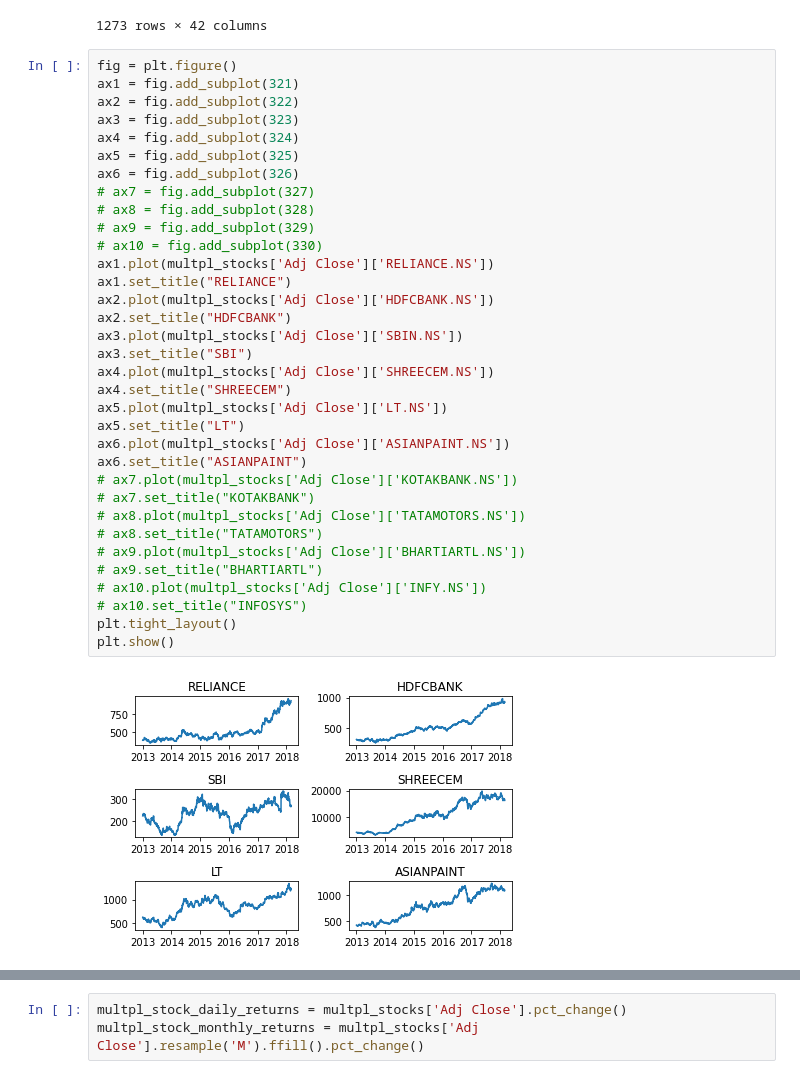
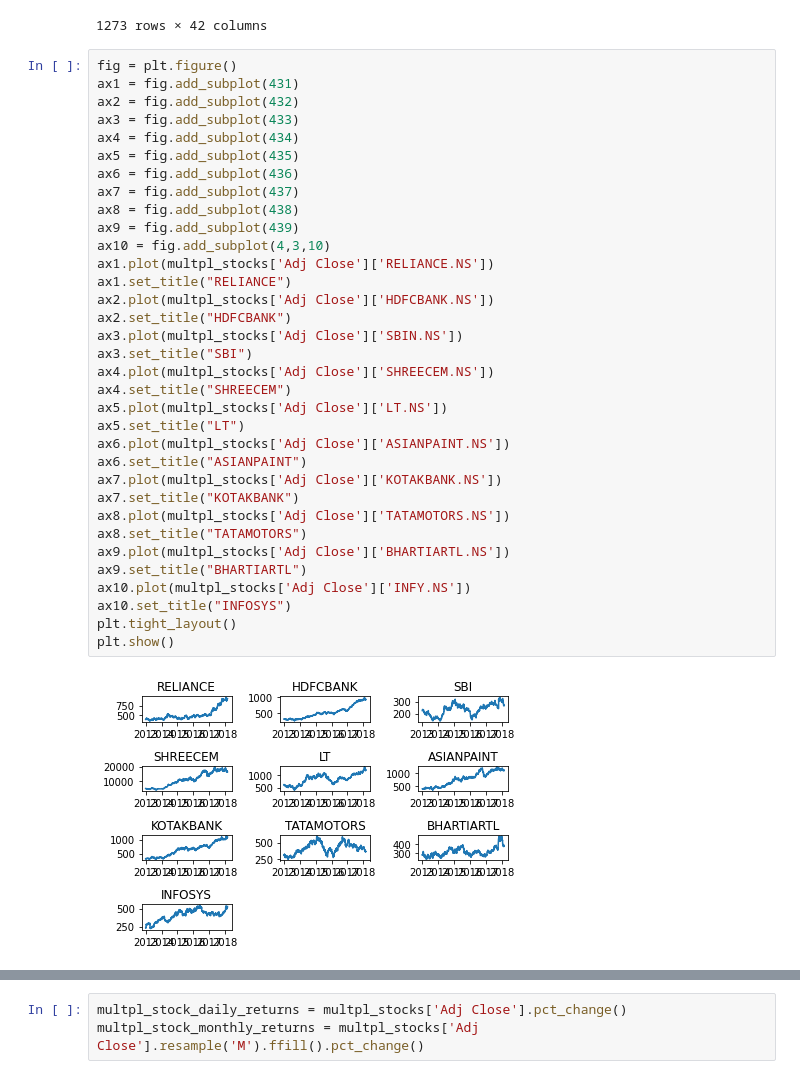
Before and after one commit to srilav/machinelearning, a Jupyter notebook: Team_11_Capstone_Project.ipynb, the cells around one changed output, grey strips where cells are left out. Cells and saved outputs as stored; diff of their text form.

```diff
--- a/Team_11_Capstone_Project.ipynb
+++ b/Team_11_Capstone_Project.ipynb
@@ -390,37 +390,37 @@ multpl_stocks
 1273 rows × 42 columns
 # %%
 fig = plt.figure()
-ax1 = fig.add_subplot(321)
-ax2 = fig.add_subplot(322)
-ax3 = fig.add_subplot(323)
-ax4 = fig.add_subplot(324)
-ax5 = fig.add_subplot(325)
-ax6 = fig.add_subplot(326)
-# ax7 = fig.add_subplot(327)
-# ax8 = fig.add_subplot(328)
-# ax9 = fig.add_subplot(329)
-# ax10 = fig.add_subplot(330)
+ax1 = fig.add_subplot(431)
+ax2 = fig.add_subplot(432)
+ax3 = fig.add_subplot(433)
+ax4 = fig.add_subplot(434)
+ax5 = fig.add_subplot(435)
+ax6 = fig.add_subplot(436)
+ax7 = fig.add_subplot(437)
+ax8 = fig.add_subplot(438)
+ax9 = fig.add_subplot(439)
+ax10 = fig.add_subplot(4,3,10)
 ax1.plot(multpl_stocks['Adj Close']['RELIANCE.NS'])
 ax1.set_title("RELIANCE")
 ax2.plot(multpl_stocks['Adj Close']['HDFCBANK.NS'])
 ax2.set_title("HDFCBANK")
 ax3.plot(multpl_stocks['Adj Close']['SBIN.NS'])
 ax3.set_title("SBI")
 ax4.plot(multpl_stocks['Adj Close']['SHREECEM.NS'])
 ax4.set_title("SHREECEM")
 ax5.plot(multpl_stocks['Adj Close']['LT.NS'])
 ax5.set_title("LT")
 ax6.plot(multpl_stocks['Adj Close']['ASIANPAINT.NS'])
 ax6.set_title("ASIANPAINT")
-# ax7.plot(multpl_stocks['Adj Close']['KOTAKBANK.NS'])
-# ax7.set_title("KOTAKBANK")
-# ax8.plot(multpl_stocks['Adj Close']['TATAMOTORS.NS'])
-# ax8.set_title("TATAMOTORS")
-# ax9.plot(multpl_stocks['Adj Close']['BHARTIARTL.NS'])
-# ax9.set_title("BHARTIARTL")
-# ax10.plot(multpl_stocks['Adj Close']['INFY.NS'])
-# ax10.set_title("INFOSYS")
+ax7.plot(multpl_stocks['Adj Close']['KOTAKBANK.NS'])
+ax7.set_title("KOTAKBANK")
+ax8.plot(multpl_stocks['Adj Close']['TATAMOTORS.NS'])
+ax8.set_title("TATAMOTORS")
+ax9.plot(multpl_stocks['Adj Close']['BHARTIARTL.NS'])
+ax9.set_title("BHARTIARTL")
+ax10.plot(multpl_stocks['Adj Close']['INFY.NS'])
+ax10.set_title("INFOSYS")
 plt.tight_layout()
 plt.show()
 # %% [output]
-[figure, old version]
+[figure, new version]
```
Also changed, not shown: parts of 7 cells of this notebook.
